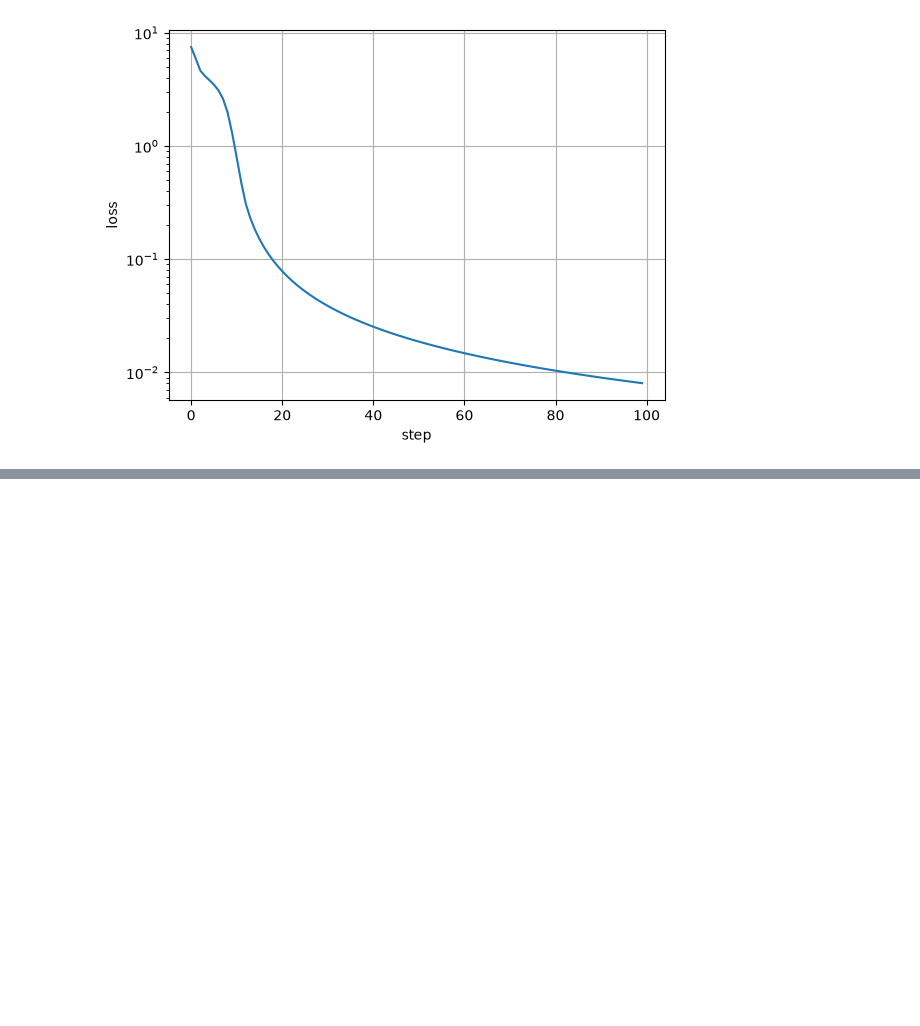
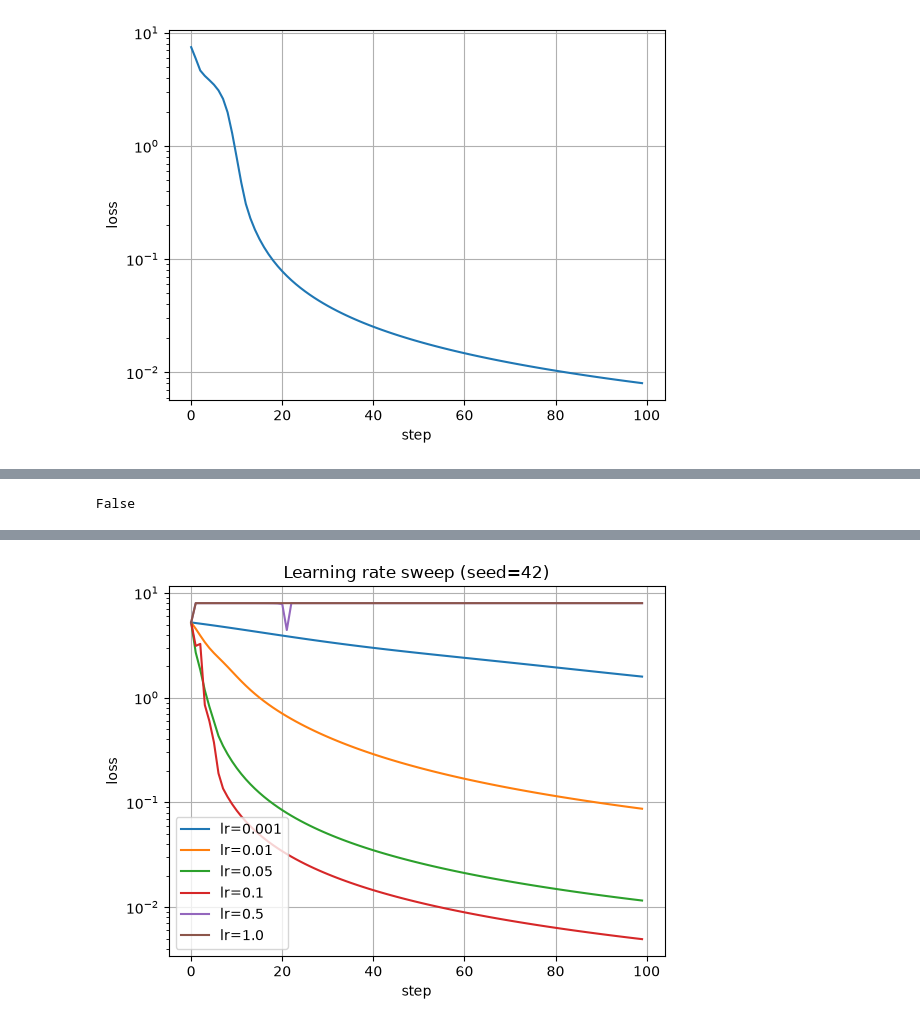
Before and after one commit to juanrojasdp/otun-lm, a Jupyter notebook: phase1/01-micrograd/micrograd.ipynb, the cells around one changed output, grey strips where cells are left out. Cells and saved outputs as stored; diff of their text form; code cells hidden in the pictures; blank space fills up the shorter version.

Commit message:
Week 1 session 4: learning rate sweep and week 1 summary
Co-Authored-By: Claude Opus 5.5 (1M context) <noreply@anthropic.com>

```diff
--- a/phase1/01-micrograd/micrograd.ipynb
+++ b/phase1/01-micrograd/micrograd.ipynb
@@ -278,0 +301,23 @@ target: +1.0   pred: +0.9483
+# %%
+a, _ = train(0.05, 100, 42, xs, ys)
+b, _ = train(0.05, 100, 42, xs, ys)
+print(a == b)
+# %% [output]
+False
+# %%
+lrs = [0.001, 0.01, 0.05, 0.1, 0.5, 1.0]
+seed = 42
+
+for lr in lrs:
+    losses, _ = train(lr, 100, seed, xs, ys)
+    print(f"lr={lr:<6} final loss={losses[-1]:.5f}")
+    plt.plot(losses, label=f"lr={lr}")
+
+plt.xlabel("step")
+plt.ylabel("loss")
+plt.yscale("log")
+plt.title(f"Learning rate sweep (seed={seed})")
+plt.legend()
+plt.grid()
+plt.show()
+# %% [output]
@@ -278,0 +330 @@ target: +1.0   pred: +0.9483
+[figure, added]
```
Also changed, not shown: parts of 3 cells of this notebook, 2 other files.
